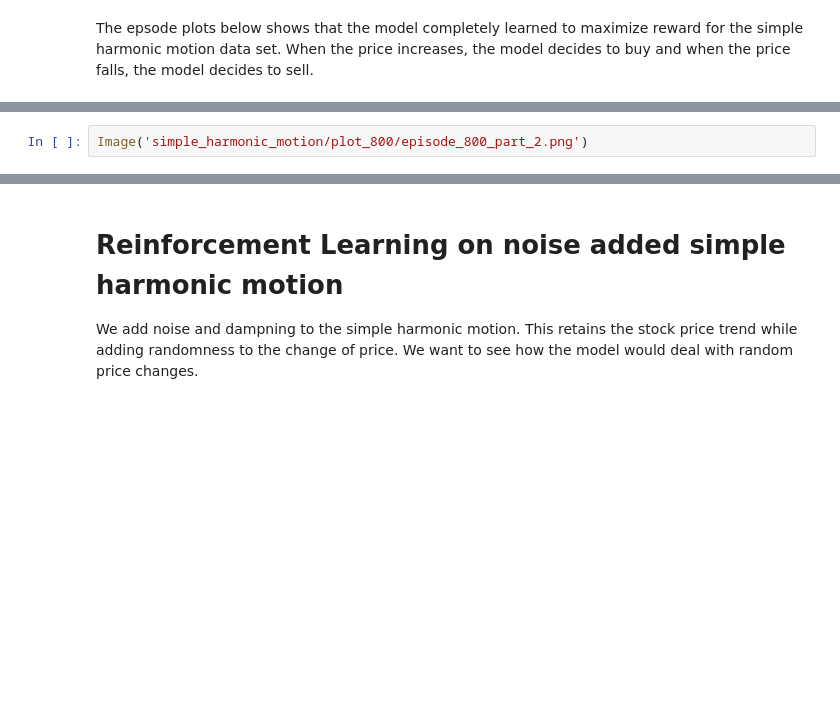
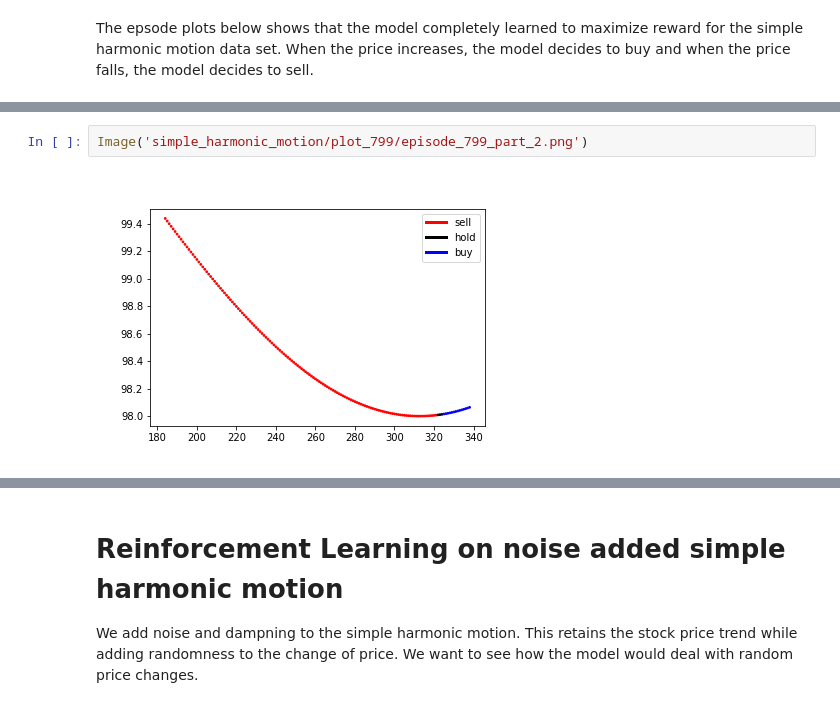
Before and after one commit to hyunjune123/RL-for-Price-Trend-Recognition, a Jupyter notebook: qlearning.ipynb, the cells around one changed output, grey strips where cells are left out. Cells and saved outputs as stored; diff of their text form; blank space fills up the shorter version.

```diff
--- a/qlearning.ipynb
+++ b/qlearning.ipynb
@@ -483,3 +485,5 @@ Image('simple_harmonic_motion/plot_800/episode_800_part_1.png')
 # %%
-Image('simple_harmonic_motion/plot_800/episode_800_part_2.png')
+Image('simple_harmonic_motion/plot_799/episode_799_part_2.png')
+# %% [output]
+[figure, added]
 # %%
```
Also changed, not shown: parts of 12 cells of this notebook.
